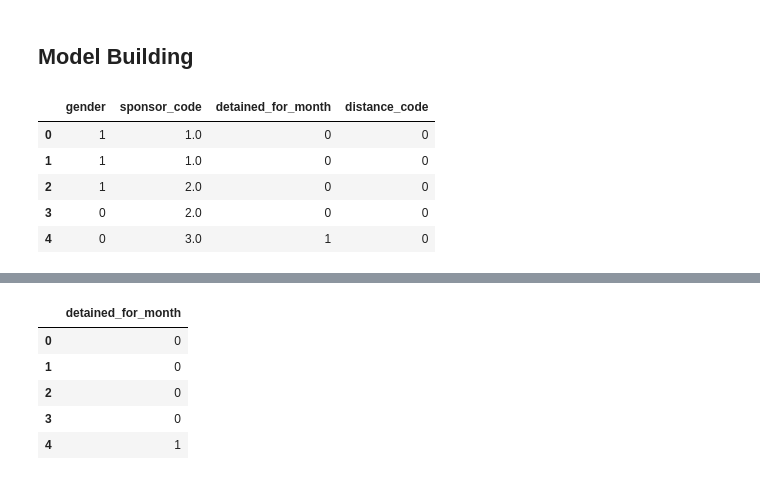
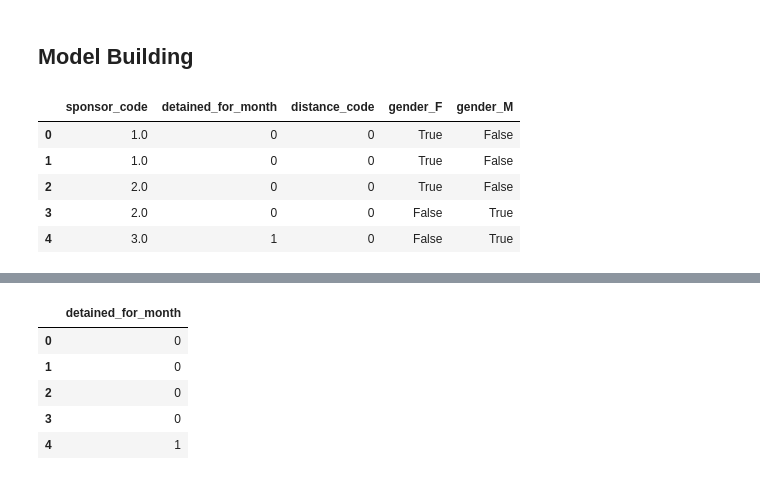
Before and after one commit to alyssarose05/Detained_U.S._Child_Migrants, a Jupyter notebook: V2_Migrant_children.ipynb, the cells around one changed output, grey strips where cells are left out. Saved outputs shown, nothing was run; the diff lists cells and outputs as text; code cells hidden in the pictures.

```diff
--- a/V2_Migrant_children.ipynb
+++ b/V2_Migrant_children.ipynb
@@ -347,6 +350,3 @@ df = df[df['sponsor_code'] != 'nan']
 
 # Check that it worked
 df['sponsor_code'].value_counts()
-
-# Make sponsor string type
-df['sponsor_code'] = df['sponsor_code'].astype(str)
@@ -451,16 +458,16 @@ plt.show()
 # %%
 # Copy columns to be encoded
 df_enc = df[['gender', 'sponsor_code', 'detained_for_month', 'distance_code']].copy()
 
-# Encode gender by mapping
-df_enc['gender'] = df_enc['gender'].map({'M': 0, 'F': 1})
+# Encode the 'gender' column via dummy variables
+df_enc = pd.get_dummies(df_enc, drop_first=False)
 
 # Display first few rows of dataframe
 df_enc.head()
 # %% [output]
-|  | gender | sponsor_code | detained_for_month | distance_code |
-| 0 | 1 | 1.0 | 0 | 0 |
-| 1 | 1 | 1.0 | 0 | 0 |
-| 2 | 1 | 2.0 | 0 | 0 |
-| 3 | 0 | 2.0 | 0 | 0 |
-| 4 | 0 | 3.0 | 1 | 0 |
+|  | sponsor_code | detained_for_month | distance_code | gender_F | gender_M |
+| 0 | 1.0 | 0 | 0 | True | False |
+| 1 | 1.0 | 0 | 0 | True | False |
+| 2 | 2.0 | 0 | 0 | True | False |
+| 3 | 2.0 | 0 | 0 | False | True |
+| 4 | 3.0 | 1 | 0 | False | True |
```
Also changed, not shown: parts of 15 cells of this notebook.
